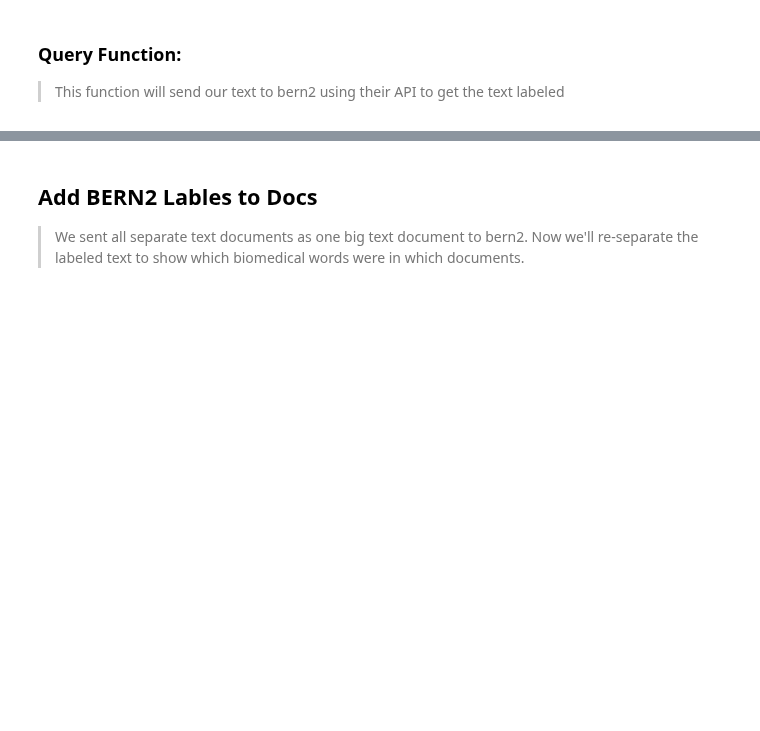
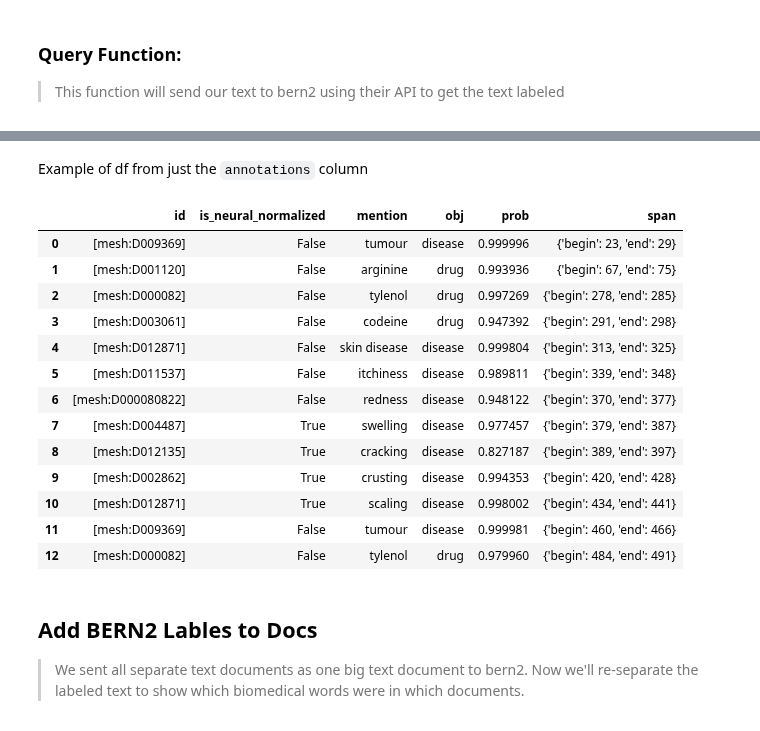
Before and after one commit to daveramseymusic/biobert-bern, a Jupyter notebook: nbs/00_biobertApi.ipynb, the cells around one changed output, grey strips where cells are left out. Saved outputs shown, nothing was run; the diff lists cells and outputs as text; code cells hidden in the pictures; blank space fills up the shorter version.

```diff
--- a/nbs/00_biobertApi.ipynb
+++ b/nbs/00_biobertApi.ipynb
@@ -121,3 +179,22 @@ output = query_plain(texty)
+# %% [markdown]
+Example of df from just the `annotations` column
+# %%
+pd.DataFrame(output['annotations'])
+# %% [output]
+|  | id | is_neural_normalized | mention | obj | prob | span |
+| 0 | [mesh:D009369] | False | tumour | disease | 0.999996 | {'begin': 23, 'end': 29} |
+| 1 | [mesh:D001120] | False | arginine | drug | 0.993936 | {'begin': 67, 'end': 75} |
+| 2 | [mesh:D000082] | False | tylenol | drug | 0.997269 | {'begin': 278, 'end': 285} |
+| 3 | [mesh:D003061] | False | codeine | drug | 0.947392 | {'begin': 291, 'end': 298} |
+| 4 | [mesh:D012871] | False | skin disease | disease | 0.999804 | {'begin': 313, 'end': 325} |
+| 5 | [mesh:D011537] | False | itchiness | disease | 0.989811 | {'begin': 339, 'end': 348} |
+| 6 | [mesh:D000080822] | False | redness | disease | 0.948122 | {'begin': 370, 'end': 377} |
+| 7 | [mesh:D004487] | True | swelling | disease | 0.977457 | {'begin': 379, 'end': 387} |
+| 8 | [mesh:D012135] | True | cracking | disease | 0.827187 | {'begin': 389, 'end': 397} |
+| 9 | [mesh:D002862] | True | crusting | disease | 0.994353 | {'begin': 420, 'end': 428} |
+| 10 | [mesh:D012871] | True | scaling | disease | 0.998002 | {'begin': 434, 'end': 441} |
+| 11 | [mesh:D009369] | False | tumour | disease | 0.999981 | {'begin': 460, 'end': 466} |
+| 12 | [mesh:D000082] | False | tylenol | drug | 0.979960 | {'begin': 484, 'end': 491} |
 # %% [markdown]
 ## Add BERN2 Lables to Docs
 
```
Also changed, not shown: parts of 30 cells of this notebook, 7 other files.
